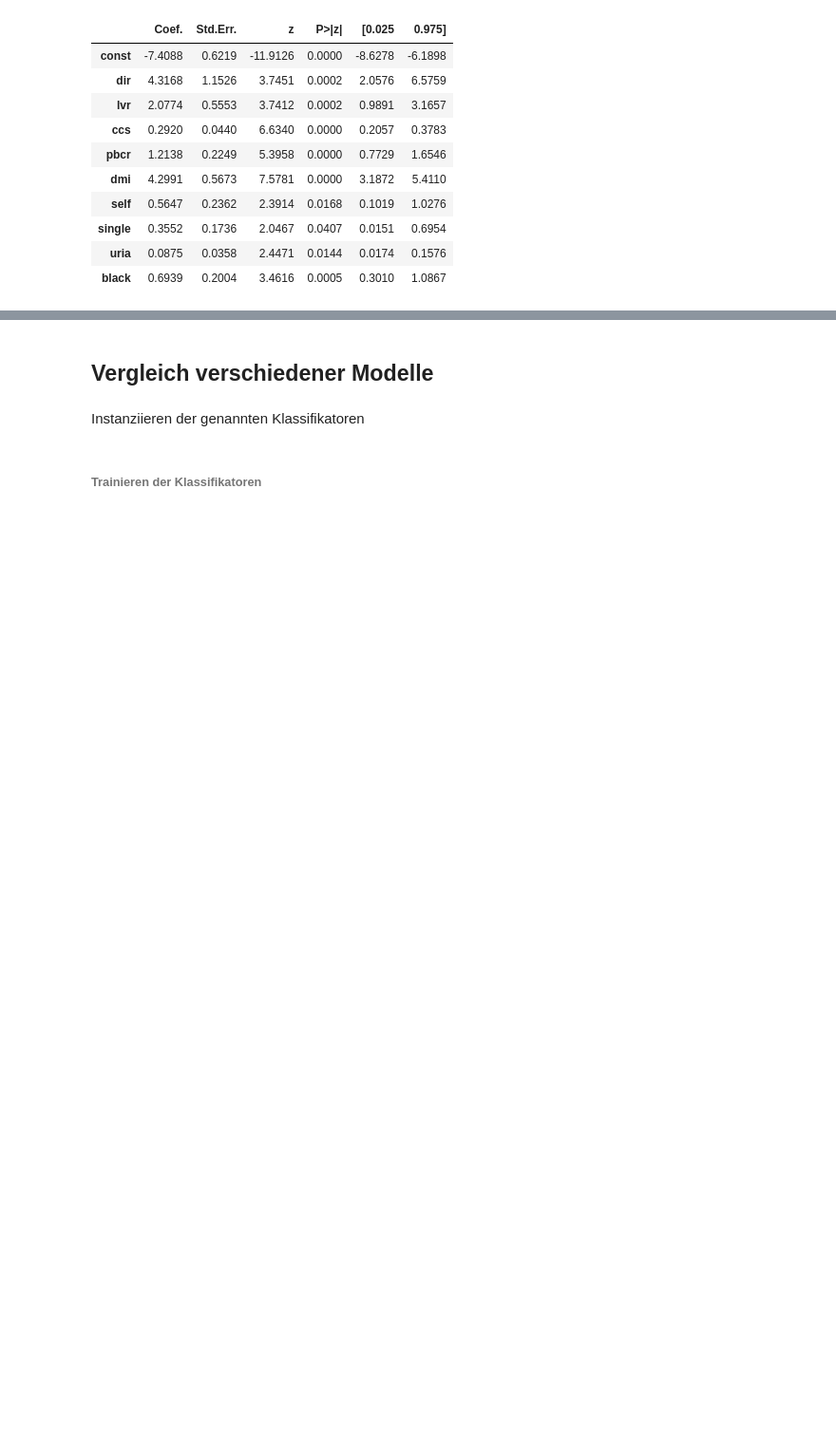
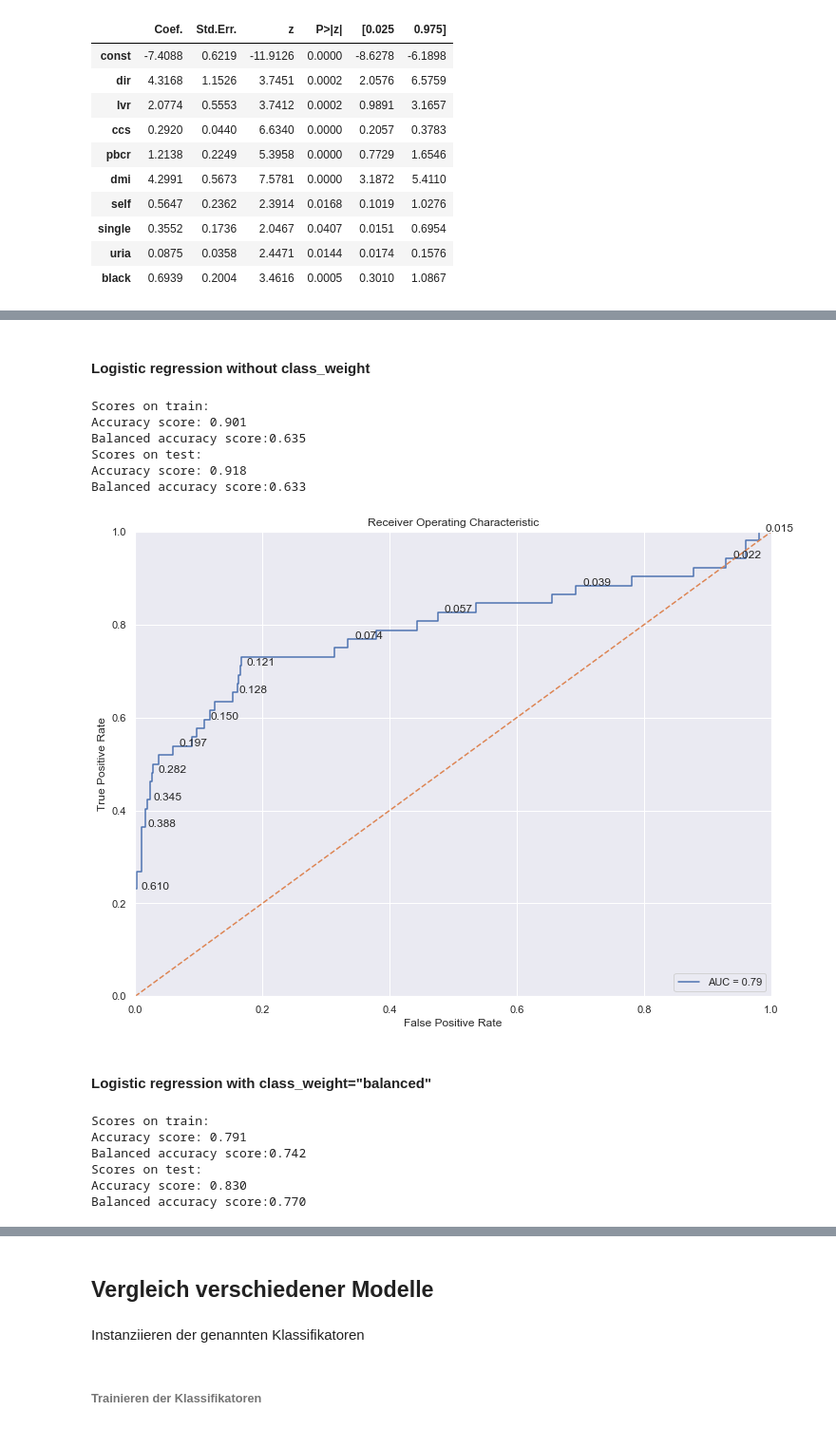
Before and after one commit to tecoKIT/smart-data-analytics, a Jupyter notebook: Uebung1/Exercise5.ipynb, the cells around one changed output, grey strips where cells are left out. Shown at 95% size. Drawn from its saved outputs; the diff is of its cells as text; code cells hidden in the pictures; blank space fills up the shorter version.

```diff
--- a/Uebung1/Exercise5.ipynb
+++ b/Uebung1/Exercise5.ipynb
@@ -251,7 +354,3 @@ coef_table[coef_table["P>|z|"] <= 0.05]
 | single | 0.3552 | 0.1736 | 2.0467 | 0.0407 | 0.0151 | 0.6954 |
 | uria | 0.0875 | 0.0358 | 2.4471 | 0.0144 | 0.0174 | 0.1576 |
 | black | 0.6939 | 0.2004 | 3.4616 | 0.0005 | 0.3010 | 1.0867 |
-# %%
-model_lr = LogisticRegression(solver='lbfgs')
-model_lr.fit(X_train, y_train)
-create_roc_auc_plot(y_test, model_lr.predict_proba(X_test)[:,1])
@@ -259,0 +366,30 @@ create_roc_auc_plot(y_test, model_lr.predict_proba(X_test)[:,1])
+# %%
+def test_sklearn_logistic_regression(class_weight = None):
+    sklearn_lr = LogisticRegression(solver="lbfgs", class_weight = class_weight)
+    sklearn_lr.fit(X_train, y_train)
+    print("Scores on train:")
+    print_scores(y_train, sklearn_lr.predict(X_train))
+    print("Scores on test:")
+    print_scores(y_test, sklearn_lr.predict(X_test))
+    create_roc_auc_plot(sklearn_lr.predict_proba(X_test)[:,1], y_test)
+display(Markdown('#### Logistic regression without class_weight'))
+test_sklearn_logistic_regression()
+display(Markdown('#### Logistic regression with class_weight="balanced"'))
+
+test_sklearn_logistic_regression("balanced")
+# %% [output]
+#### Logistic regression without class_weight
+Scores on train:
+Accuracy score: 0.901
+Balanced accuracy score:0.635
+Scores on test:
+Accuracy score: 0.918
+Balanced accuracy score:0.633
+[figure, added]
+#### Logistic regression with class_weight="balanced"
+Scores on train:
+Accuracy score: 0.791
+Balanced accuracy score:0.742
+Scores on test:
+Accuracy score: 0.830
+Balanced accuracy score:0.770
```
Also changed, not shown: parts of 38 cells of this notebook.
